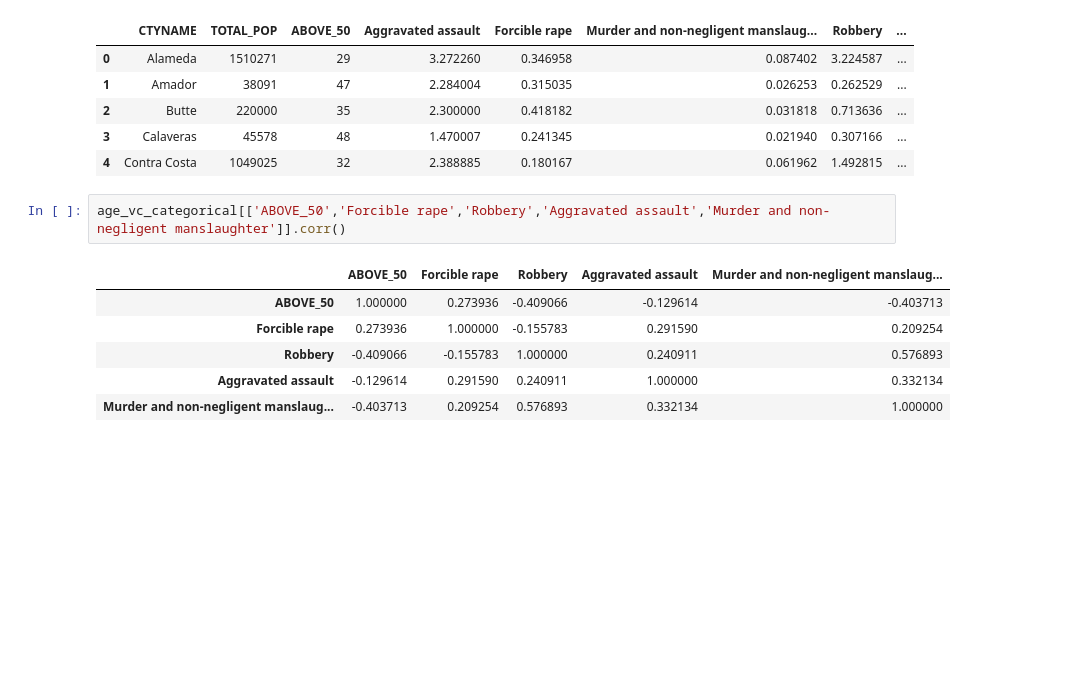
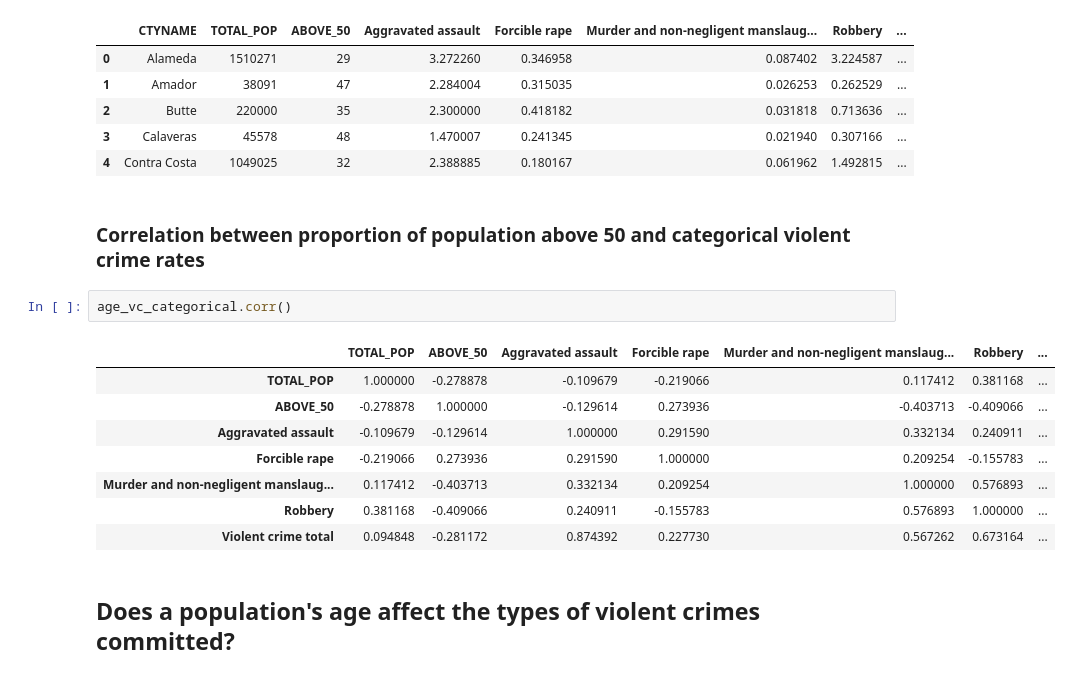
Before and after one commit to jordan-barrett-jm/violent-crime-demographics, a Jupyter notebook: demographics-violent-crime.ipynb, the cells around one changed output. Drawn from its saved outputs; the diff is of its cells as text; blank space fills up the shorter version.

```diff
--- a/demographics-violent-crime.ipynb
+++ b/demographics-violent-crime.ipynb
@@ -284,13 +291,19 @@ age_vc_categorical.head()
 | 2 | Butte | 220000 | 35 | 2.300000 | 0.418182 | 0.031818 | 0.713636 | ... |
 | 3 | Calaveras | 45578 | 48 | 1.470007 | 0.241345 | 0.021940 | 0.307166 | ... |
 | 4 | Contra Costa | 1049025 | 32 | 2.388885 | 0.180167 | 0.061962 | 1.492815 | ... |
+# %% [markdown]
+### Correlation between proportion of population above 50 and categorical violent crime rates
 # %%
-age_vc_categorical[['ABOVE_50','Forcible rape','Robbery','Aggravated assault','Murder and non-negligent manslaughter']].corr()
+age_vc_categorical.corr()
 # %% [output]
-|  | ABOVE_50 | Forcible rape | Robbery | Aggravated assault | Murder and non-negligent manslaug... |
-| ABOVE_50 | 1.000000 | 0.273936 | -0.409066 | -0.129614 | -0.403713 |
-| Forcible rape | 0.273936 | 1.000000 | -0.155783 | 0.291590 | 0.209254 |
-| Robbery | -0.409066 | -0.155783 | 1.000000 | 0.240911 | 0.576893 |
-| Aggravated assault | -0.129614 | 0.291590 | 0.240911 | 1.000000 | 0.332134 |
-| Murder and non-negligent manslaug... | -0.403713 | 0.209254 | 0.576893 | 0.332134 | 1.000000 |
+|  | TOTAL_POP | ABOVE_50 | Aggravated assault | Forcible rape | Murder and non-negligent manslaug... | Robbery | ... |
+| TOTAL_POP | 1.000000 | -0.278878 | -0.109679 | -0.219066 | 0.117412 | 0.381168 | ... |
+| ABOVE_50 | -0.278878 | 1.000000 | -0.129614 | 0.273936 | -0.403713 | -0.409066 | ... |
+| Aggravated assault | -0.109679 | -0.129614 | 1.000000 | 0.291590 | 0.332134 | 0.240911 | ... |
+| Forcible rape | -0.219066 | 0.273936 | 0.291590 | 1.000000 | 0.209254 | -0.155783 | ... |
+| Murder and non-negligent manslaug... | 0.117412 | -0.403713 | 0.332134 | 0.209254 | 1.000000 | 0.576893 | ... |
+| Robbery | 0.381168 | -0.409066 | 0.240911 | -0.155783 | 0.576893 | 1.000000 | ... |
+| Violent crime total | 0.094848 | -0.281172 | 0.874392 | 0.227730 | 0.567262 | 0.673164 | ... |
+# %% [markdown]
+## Does a population's age affect the types of violent crimes committed?
 # %%
```
Also changed, not shown: parts of 51 cells of this notebook.
